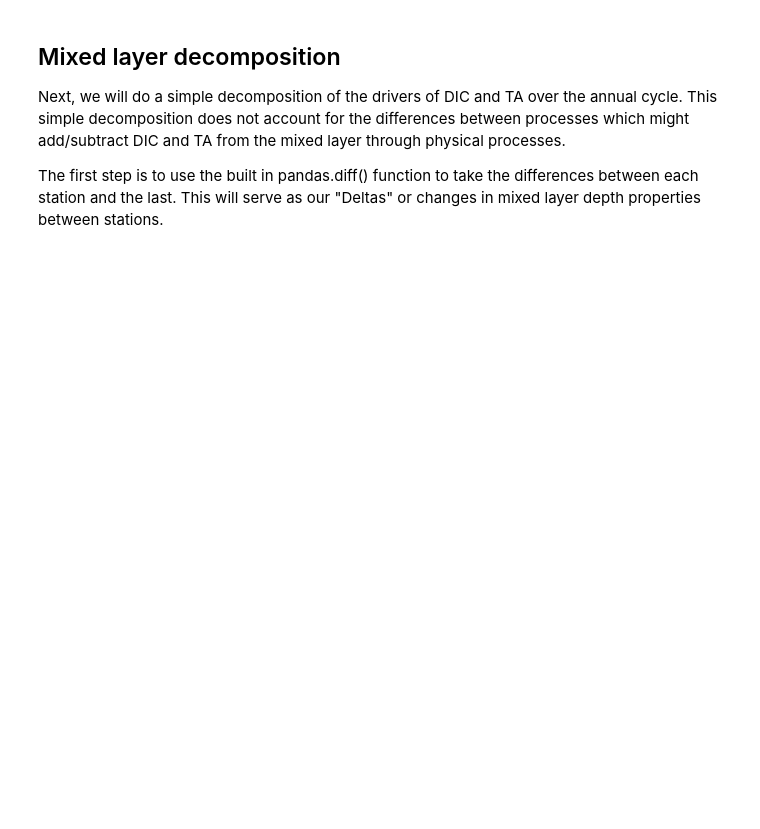
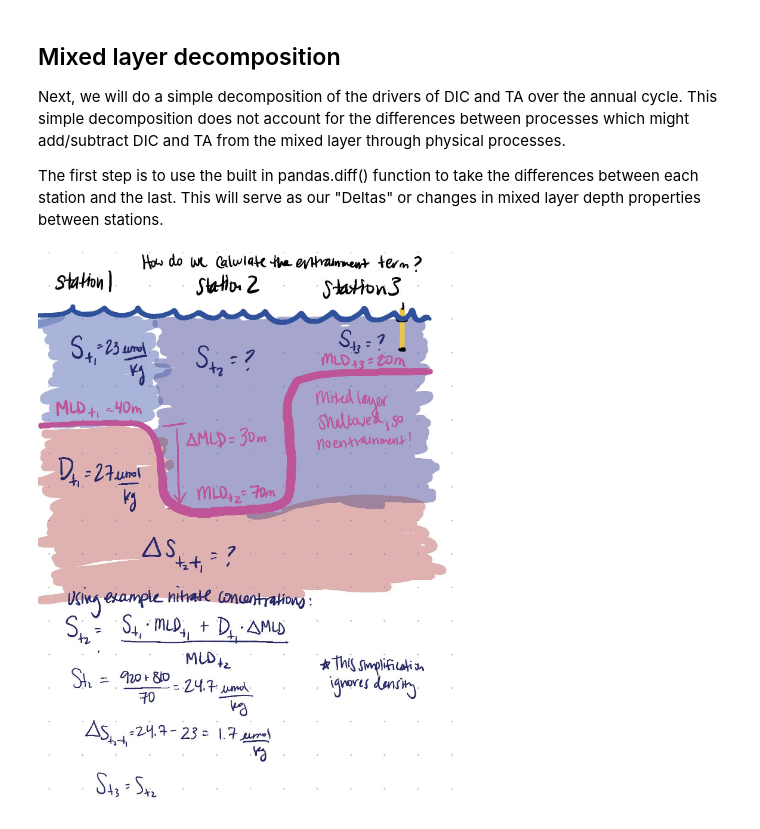
Before and after one commit to ognancy4life/OBD_Lab, a Jupyter notebook: OBD_SOCCOM_MixedLayerDecomposition.ipynb, the cells around one changed output. Drawn from its saved outputs; the diff is of its cells as text; code cells hidden in the pictures; blank space fills up the shorter version.

Commit message:
adding drawing to explain how we calculate the entrainment term

```diff
--- a/OBD_SOCCOM_MixedLayerDecomposition.ipynb
+++ b/OBD_SOCCOM_MixedLayerDecomposition.ipynb
@@ -249,4 +271,8 @@ The first step is to use the built in pandas.diff() function to take the differe
 Deltas = fltSurfByStn.diff()
 debug(Deltas)
 debug(fltSurfByStn)
+# %%
+Image('Entrainment.jpg', width=800)
+# %% [output]
+[figure, added]
 # %%
```
Also changed, not shown: parts of 9 cells of this notebook, 1 other file.
